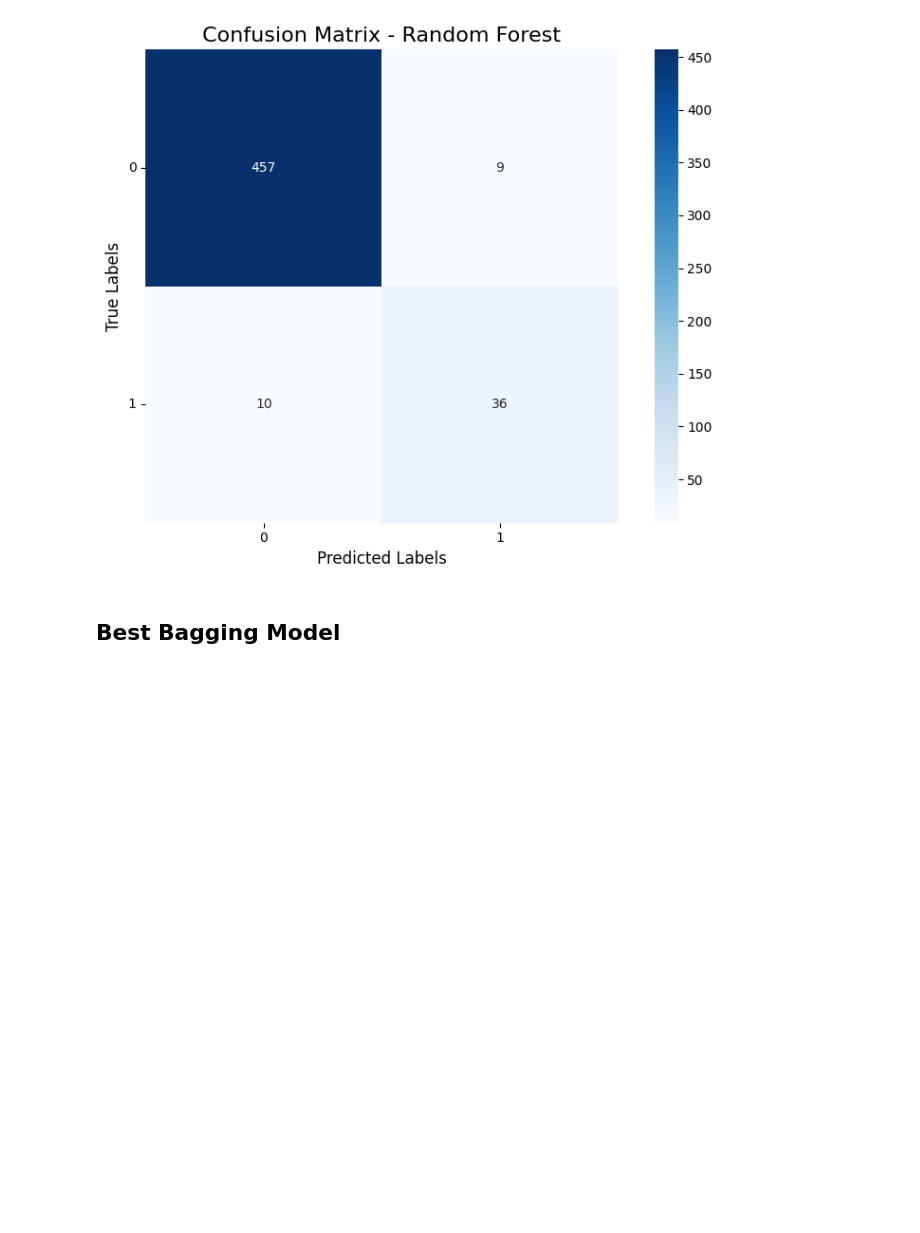
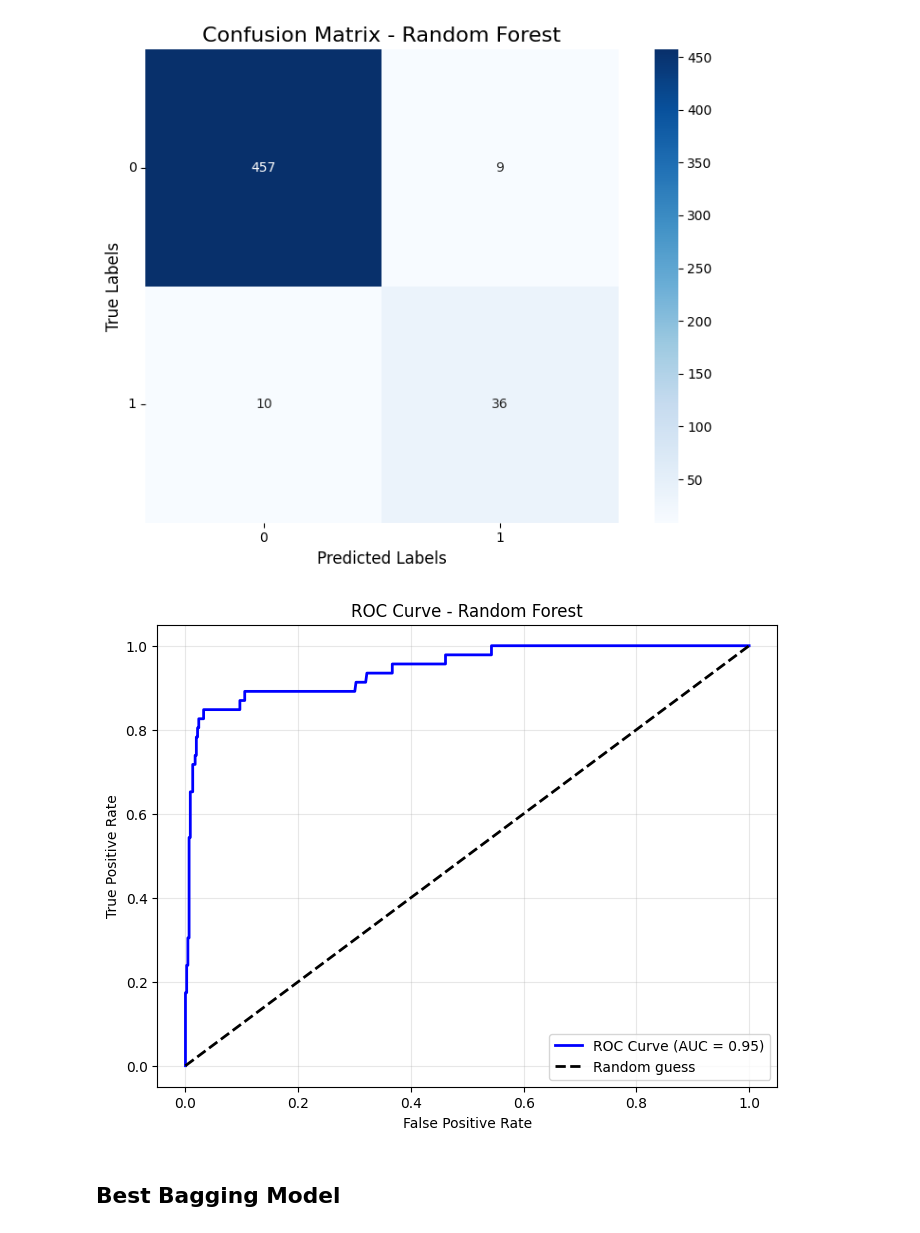
Before and after one commit to Adrien1126/ProjetIce-Classification-, a Jupyter notebook: notebooks/Notebook_final.ipynb, the cells around one changed output. Drawn from its saved outputs; the diff is of its cells as text; code cells hidden in the pictures; blank space fills up the shorter version.

```diff
--- a/notebooks/Notebook_final.ipynb
+++ b/notebooks/Notebook_final.ipynb
@@ -573,6 +528,10 @@ plot_confusion_matrix(
 )
 # %% [output]
 [figure]
+# %%
+plot_roc_curve(best_rf,"Random Forest",X_test,y_test)
+# %% [output]
+[figure, added]
 # %% [markdown]
 ## Best Bagging Model
 # %%
```
Also changed, not shown: parts of 7 cells of this notebook, 1 other file.
